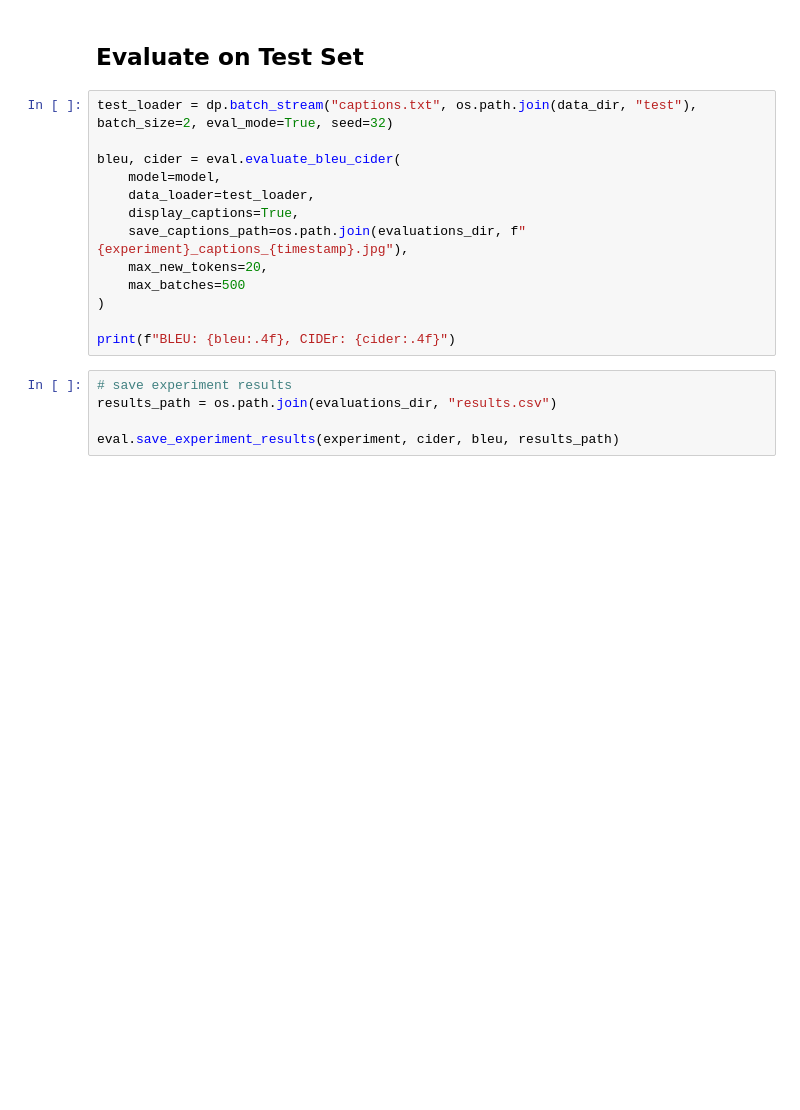
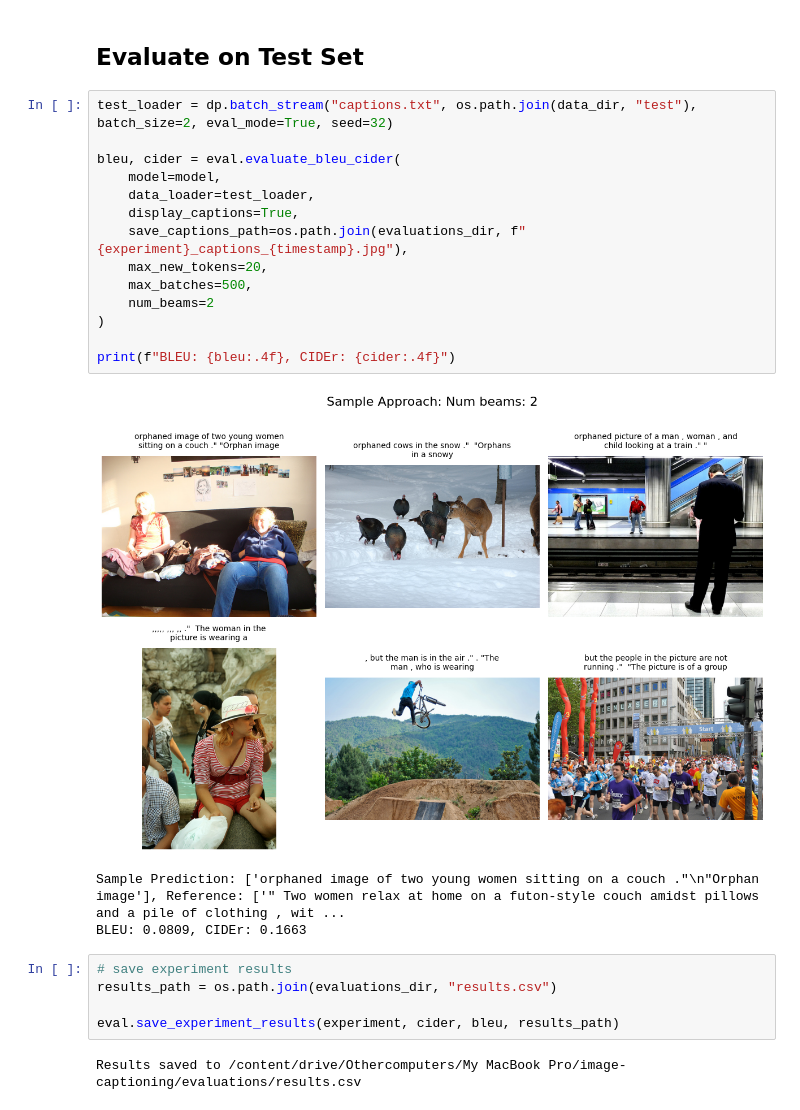
Before and after one commit to S-Spence/vlm-image-captioning, a Jupyter notebook: experiments/experiment_4.ipynb, the cells around one changed output. Cells and saved outputs as stored; diff of their text form; blank space fills up the shorter version.

```diff
--- a/experiments/experiment_4.ipynb
+++ b/experiments/experiment_4.ipynb
@@ -165,18 +215,25 @@ train.train(
 # %%
 test_loader = dp.batch_stream("captions.txt", os.path.join(data_dir, "test"), batch_size=2, eval_mode=True, seed=32)
 
 bleu, cider = eval.evaluate_bleu_cider(
     model=model,
     data_loader=test_loader,
     display_captions=True,
     save_captions_path=os.path.join(evaluations_dir, f"{experiment}_captions_{timestamp}.jpg"),
     max_new_tokens=20,
-    max_batches=500
+    max_batches=500,
+    num_beams=2
 )
 
 print(f"BLEU: {bleu:.4f}, CIDEr: {cider:.4f}")
+# %% [output]
+[figure, added]
+Sample Prediction: ['orphaned image of two young women sitting on a couch ."\n"Orphan image'], Reference: ['" Two women relax at home on a futon-style couch amidst pillows and a pile of clothing , wit ...
+BLEU: 0.0809, CIDEr: 0.1663
 # %%
 # save experiment results
 results_path = os.path.join(evaluations_dir, "results.csv")
 
 eval.save_experiment_results(experiment, cider, bleu, results_path)
+# %% [output]
+Results saved to /content/drive/Othercomputers/My MacBook Pro/image-captioning/evaluations/results.csv
```
Also changed, not shown: parts of 6 cells of this notebook.
